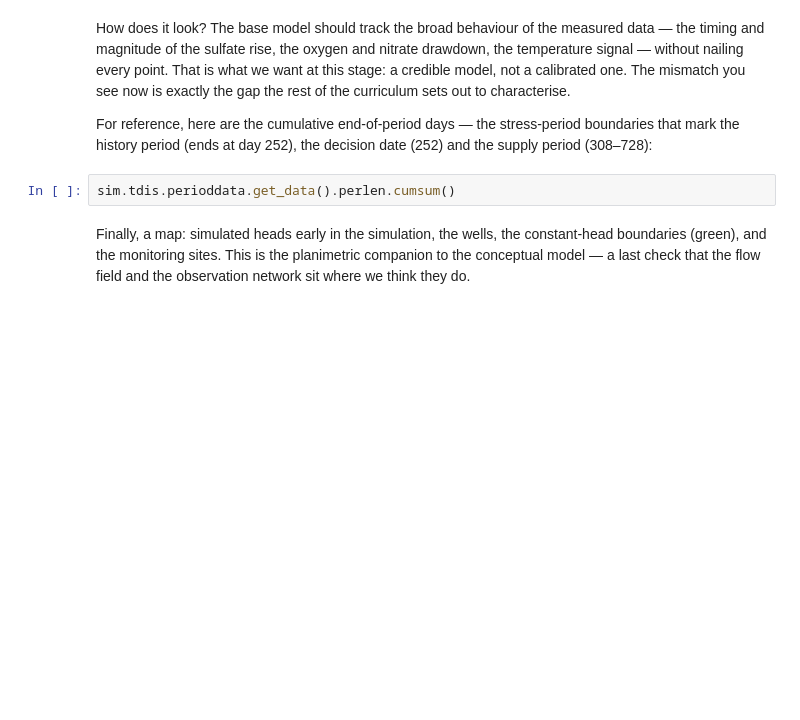
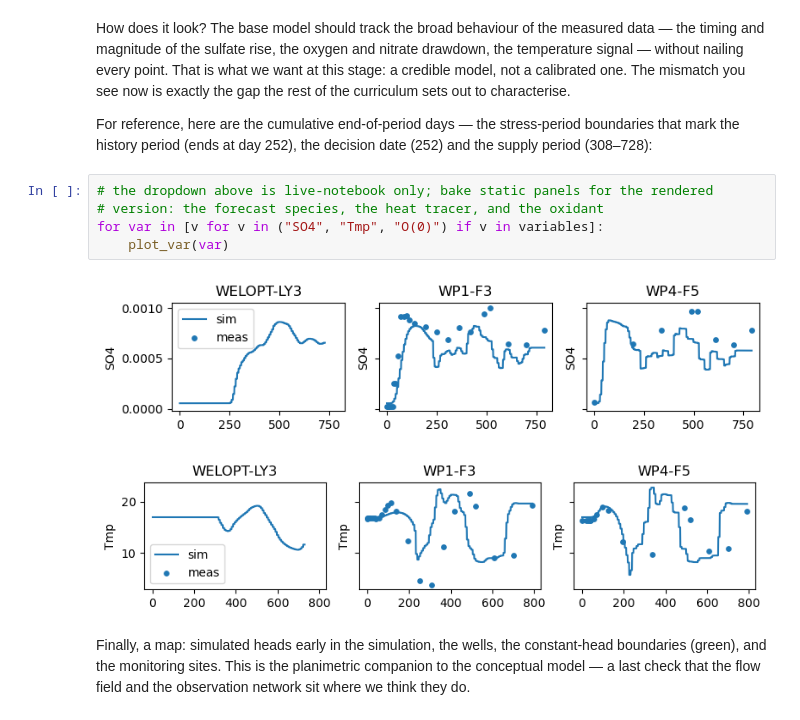
Before and after one commit to rhugman/rtm-tutorial, a Jupyter notebook: tutorials/part1_01_build_model/dizon_build_model.ipynb, the cells around one changed output. Saved outputs shown, nothing was run; the diff lists cells and outputs as text; blank space fills up the shorter version.

```diff
--- a/tutorials/part1_01_build_model/dizon_build_model.ipynb
+++ b/tutorials/part1_01_build_model/dizon_build_model.ipynb
@@ -613,8 +770,14 @@ widgets.interact(plot_var, var_to_plot=dropdown);
 How does it look? The base model should track the broad behaviour of the measured data — the timing and magnitude of the sulfate rise, the oxygen and nitrate drawdown, the temperature signal — without nailing every point. That is what we want at this stage: a credible model, not a calibrated one. The mismatch you see now is exactly the gap the rest of the curriculum sets out to characterise.
 
 For reference, here are the cumulative end-of-period days — the stress-period boundaries that mark the history period (ends at day 252), the decision date (252) and the supply period (308–728):
-# %%
-sim.tdis.perioddata.get_data().perlen.cumsum()
+# %%
+# the dropdown above is live-notebook only; bake static panels for the rendered
+# version: the forecast species, the heat tracer, and the oxidant
+for var in [v for v in ("SO4", "Tmp", "O(0)") if v in variables]:
+    plot_var(var)
+# %% [output]
+[figure, added]
+[figure, added]
 # %% [markdown]
 Finally, a map: simulated heads early in the simulation, the wells, the constant-head boundaries (green), and the monitoring sites. This is the planimetric companion to the conceptual model — a last check that the flow field and the observation network sit where we think they do.
 # %%
```
Also changed, not shown: parts of 14 cells of this notebook, 10 other files.
